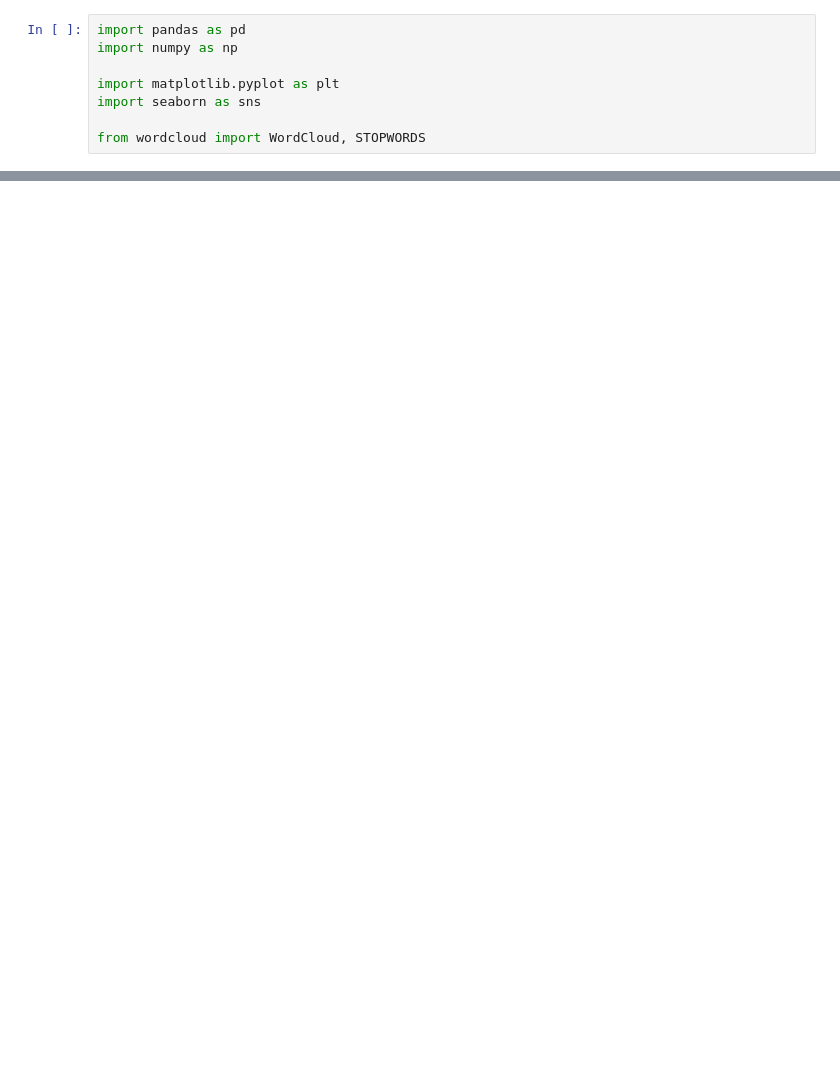
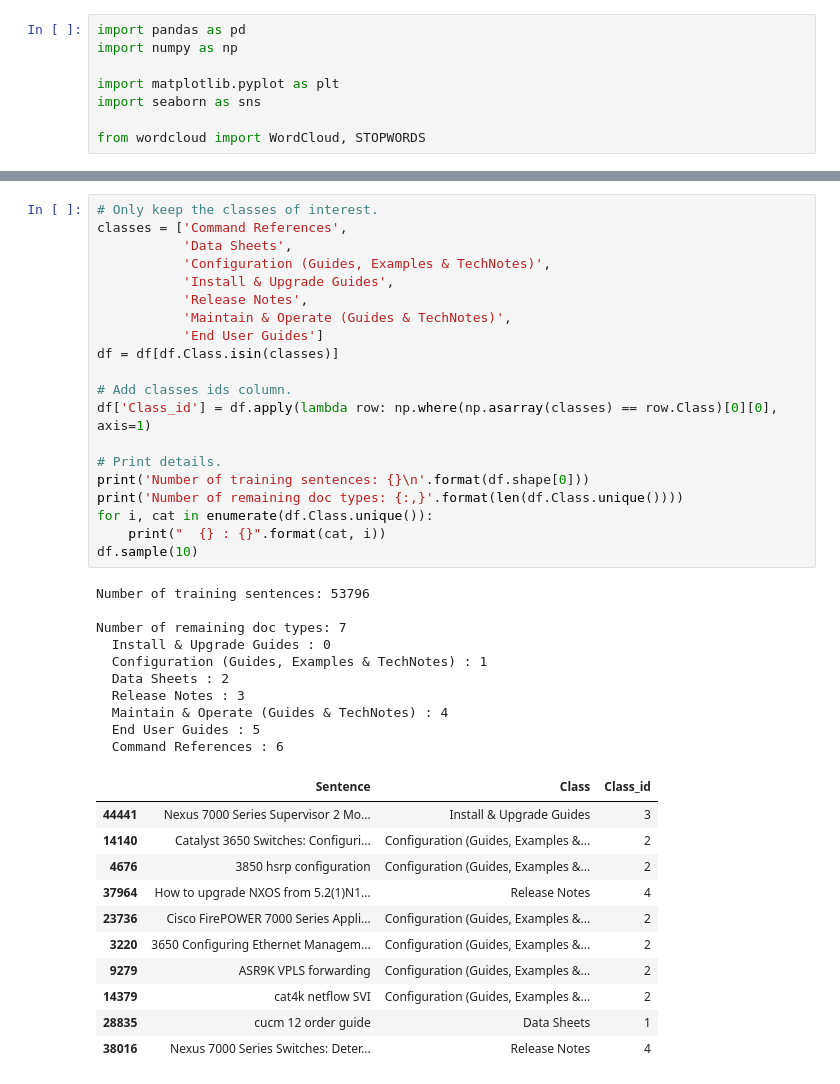
Before and after one commit to ant-louis/netbert, a Jupyter notebook: Code/Training/Classification/EDA.ipynb, the cells around one changed output, grey strips where cells are left out. Saved outputs shown, nothing was run; the diff lists cells and outputs as text; blank space fills up the shorter version.

```diff
--- a/Code/Training/Classification/EDA.ipynb
+++ b/Code/Training/Classification/EDA.ipynb
@@ -56,3 +53,45 @@ Number of doc types: 20
+# %%
+# Only keep the classes of interest.
+classes = ['Command References',
+           'Data Sheets',
+           'Configuration (Guides, Examples & TechNotes)',
+           'Install & Upgrade Guides',
+           'Release Notes',
+           'Maintain & Operate (Guides & TechNotes)',
+           'End User Guides']
+df = df[df.Class.isin(classes)]
+
+# Add classes ids column.
+df['Class_id'] = df.apply(lambda row: np.where(np.asarray(classes) == row.Class)[0][0], axis=1)
+
+# Print details.
+print('Number of training sentences: {}\n'.format(df.shape[0]))
+print('Number of remaining doc types: {:,}'.format(len(df.Class.unique())))
+for i, cat in enumerate(df.Class.unique()):
+    print("  {} : {}".format(cat, i))
+df.sample(10)
+# %% [output]
+Number of training sentences: 53796
+
+Number of remaining doc types: 7
+  Install & Upgrade Guides : 0
+  Configuration (Guides, Examples & TechNotes) : 1
+  Data Sheets : 2
+  Release Notes : 3
+  Maintain & Operate (Guides & TechNotes) : 4
+  End User Guides : 5
+  Command References : 6
+|  | Sentence | Class | Class_id |
+| 44441 | Nexus 7000 Series Supervisor 2 Mo... | Install & Upgrade Guides | 3 |
+| 14140 | Catalyst 3650 Switches: Configuri... | Configuration (Guides, Examples &... | 2 |
+| 4676 | 3850 hsrp configuration | Configuration (Guides, Examples &... | 2 |
+| 37964 | How to upgrade NXOS from 5.2(1)N1... | Release Notes | 4 |
+| 23736 | Cisco FirePOWER 7000 Series Appli... | Configuration (Guides, Examples &... | 2 |
+| 3220 | 3650 Configuring Ethernet Managem... | Configuration (Guides, Examples &... | 2 |
+| 9279 | ASR9K VPLS forwarding | Configuration (Guides, Examples &... | 2 |
+| 14379 | cat4k netflow SVI | Configuration (Guides, Examples &... | 2 |
+| 28835 | cucm 12 order guide | Data Sheets | 1 |
+| 38016 | Nexus 7000 Series Switches: Deter... | Release Notes | 4 |
 # %%
 # Get the counts of each document type.
 count = df['Class'].value_counts()
```
Also changed, not shown: parts of 4 cells of this notebook, 8 other files.
